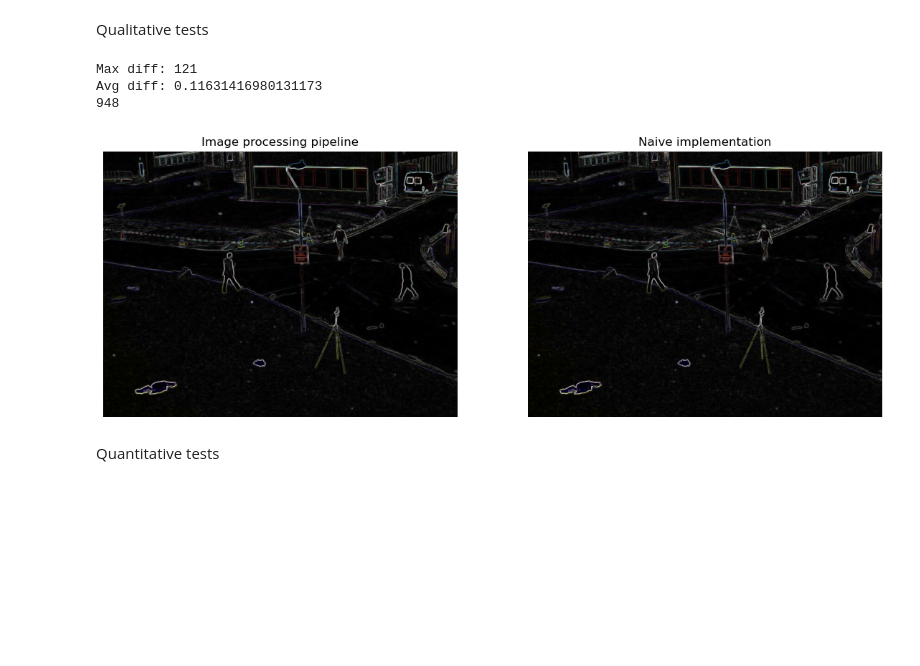
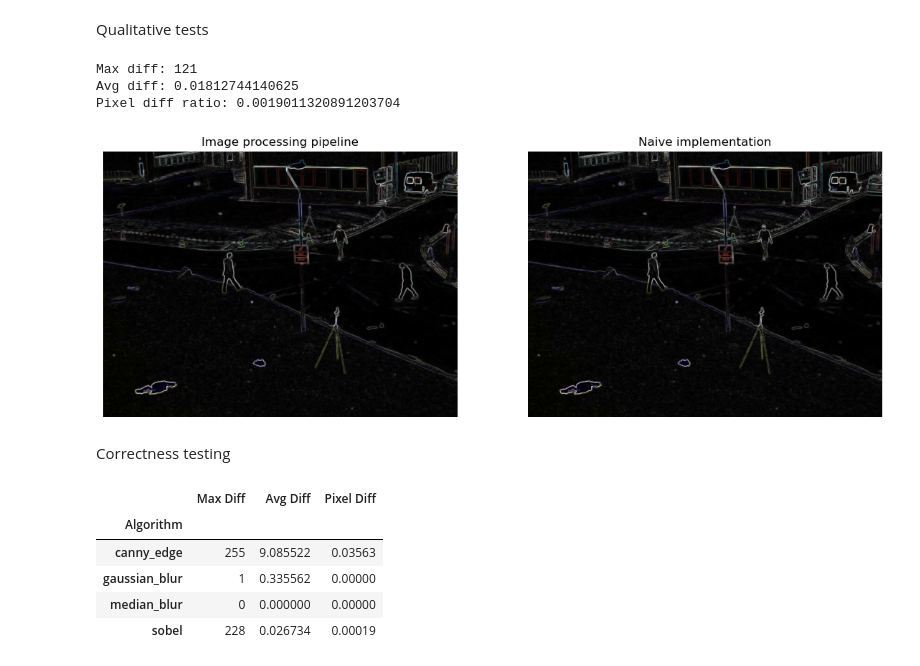
Before and after one commit to EmilStevnsborg/PUK, a Jupyter notebook: project/tests_pybind/tests.ipynb, the cells around one changed output. Drawn from its saved outputs; the diff is of its cells as text; code cells hidden in the pictures; blank space fills up the shorter version.

Commit message:
almost done testing

```diff
--- a/project/tests_pybind/tests.ipynb
+++ b/project/tests_pybind/tests.ipynb
@@ -121,33 +125,26 @@ match function_type:
         host.Sobel(host_output)
         host_output = host_output.reshape((rows, cols, channels))
 
-        x = cv2.Sobel(image.astype(np.uint16),
-                      cv2.CV_64F, 1, 0, 3)
-        y = cv2.Sobel(image.astype(np.uint16),
-                      cv2.CV_64F, 0, 1, 3)
-
-        naive_output = np.sqrt(x**2 + y**2)
+        naive_output = sobel(image)
 
         check_correctness("qualititative/sobel/",
                           y_pred=min_max_normalize(host_output),
                           y=min_max_normalize(naive_output))
     case "canny_edge":
-        lowThreshold = 40
-        highThreshold = 60
+        low_threshold = 40
+        high_threshold = 60
 
         host_output = np.zeros(shape=(1*rows*cols), dtype=np.uint8)
-        host.CannyEdge(host_output, lowThreshold, highThreshold)
+        host.CannyEdge(host_output, low_threshold, high_threshold)
         host_output = host_output.reshape((rows, cols, 1))
 
-        # the thresholds are approxiamtely inverse min-max normalized wrt. gradient magnitudes
-        naive_output = cv2.Canny(cv2.cvtColor(image, cv2.COLOR_BGR2GRAY),
-                                 lowThreshold*3, highThreshold*3).reshape((rows, cols, 1))
+        naive_output = canny_edge(image, low_threshold, high_threshold).reshape((rows, cols, 1))
 
         check_correctness("qualititative/canny_edge/", y_pred=host_output, y=naive_output)
 # %% [output]
 Max diff: 121
-Avg diff: 0.11631416980131173
-948
+Avg diff: 0.01812744140625
+Pixel diff ratio: 0.0019011320891203704
 [figure]
-# %% [markdown]
-Quantitative tests
+# %% [markdown]
+Correctness testing
@@ -153,0 +153,15 @@ Quantitative tests
+# %%
+df = pd.read_csv("correctness_test.csv")
+grouped_df = df.groupby("Algorithm").agg({
+    "Max Diff": "max",
+    "Avg Diff": "mean",
+    "Pixel Diff": "mean"})
+
+grouped_df
+# %% [output]
+|  | Max Diff | Avg Diff | Pixel Diff |
+| Algorithm |  |  |  |
+| canny_edge | 255 | 9.085522 | 0.03563 |
+| gaussian_blur | 1 | 0.335562 | 0.00000 |
+| median_blur | 0 | 0.000000 | 0.00000 |
+| sobel | 228 | 0.026734 | 0.00019 |
```
Also changed, not shown: parts of 5 cells of this notebook, 56 other files.
